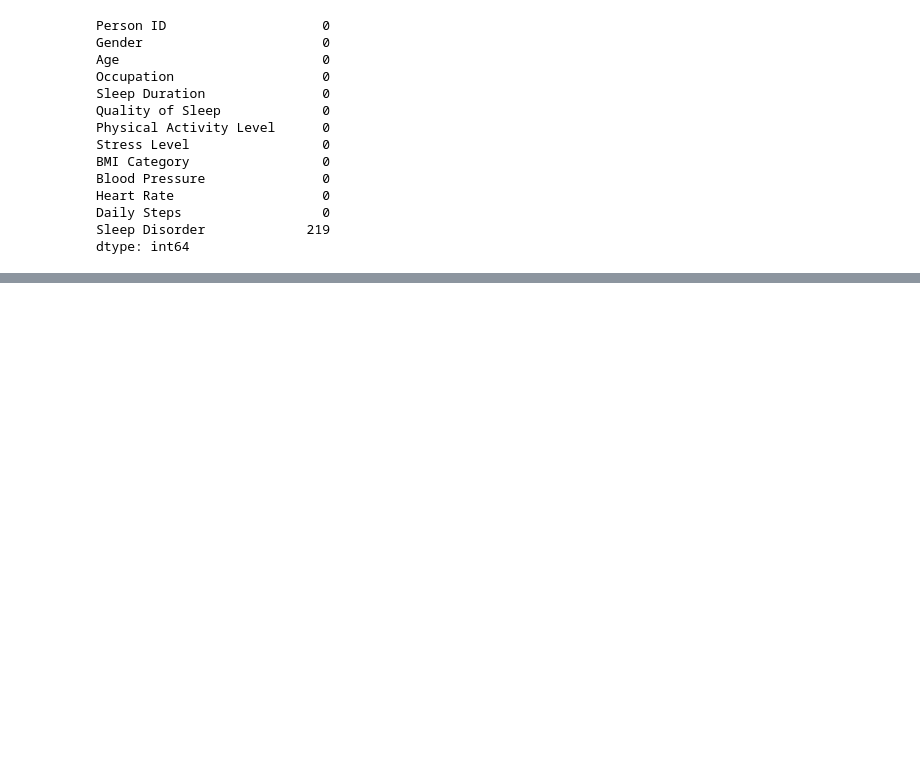
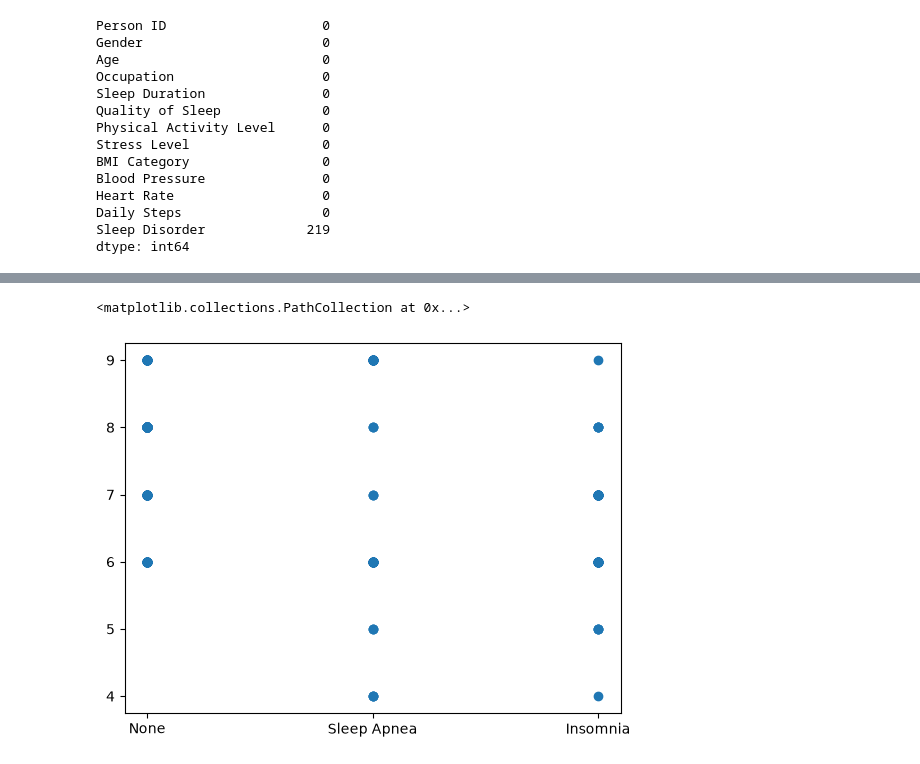
Before and after one commit to Kobakunn/ml-sleep-quality-predictor, a Jupyter notebook: eda.ipynb, the cells around one changed output, grey strips where cells are left out. Saved outputs shown, nothing was run; the diff lists cells and outputs as text; code cells hidden in the pictures; blank space fills up the shorter version.

```diff
--- a/eda.ipynb
+++ b/eda.ipynb
@@ -72,0 +133,6 @@ dtype: int64
+# %%
+df["Sleep Disorder"] = df["Sleep Disorder"].fillna("None")
+plt.scatter(df["Sleep Disorder"], df["Quality of Sleep"])
+# %% [output]
+<matplotlib.collections.PathCollection at 0x...>
+[figure, added]
```
Also changed, not shown: parts of 59 cells of this notebook, 4 other files.
